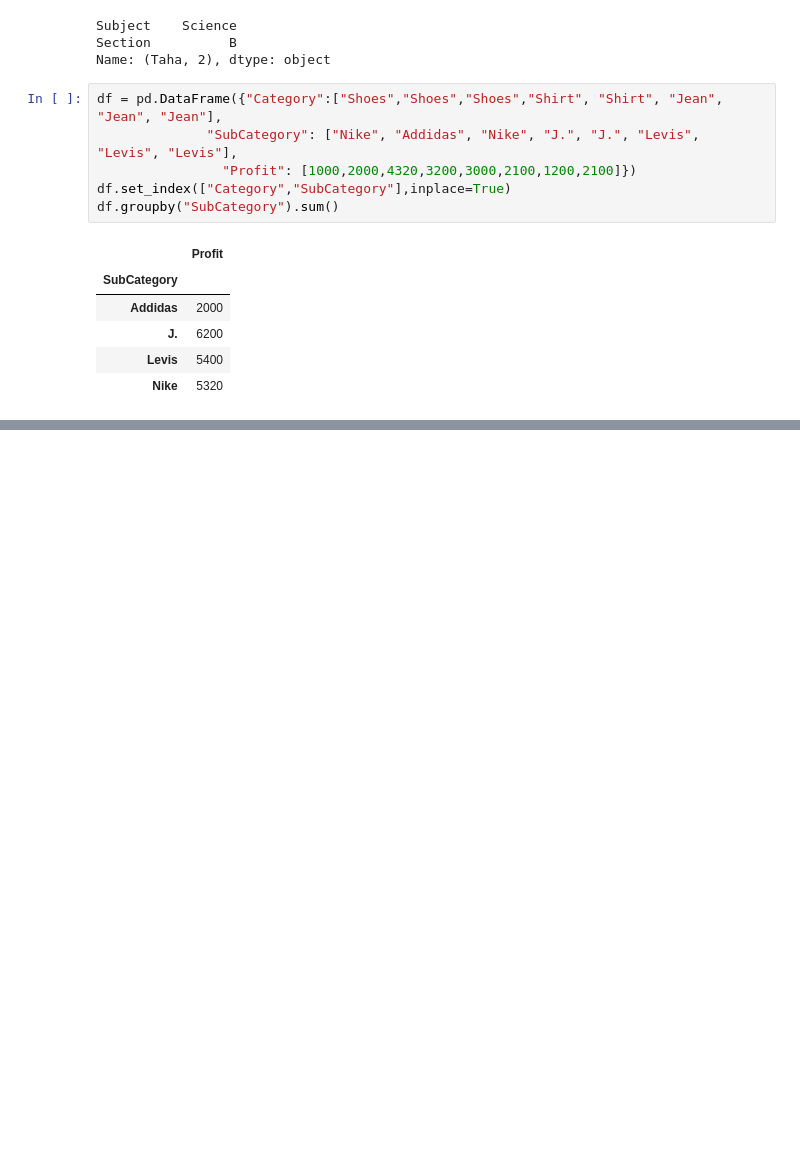
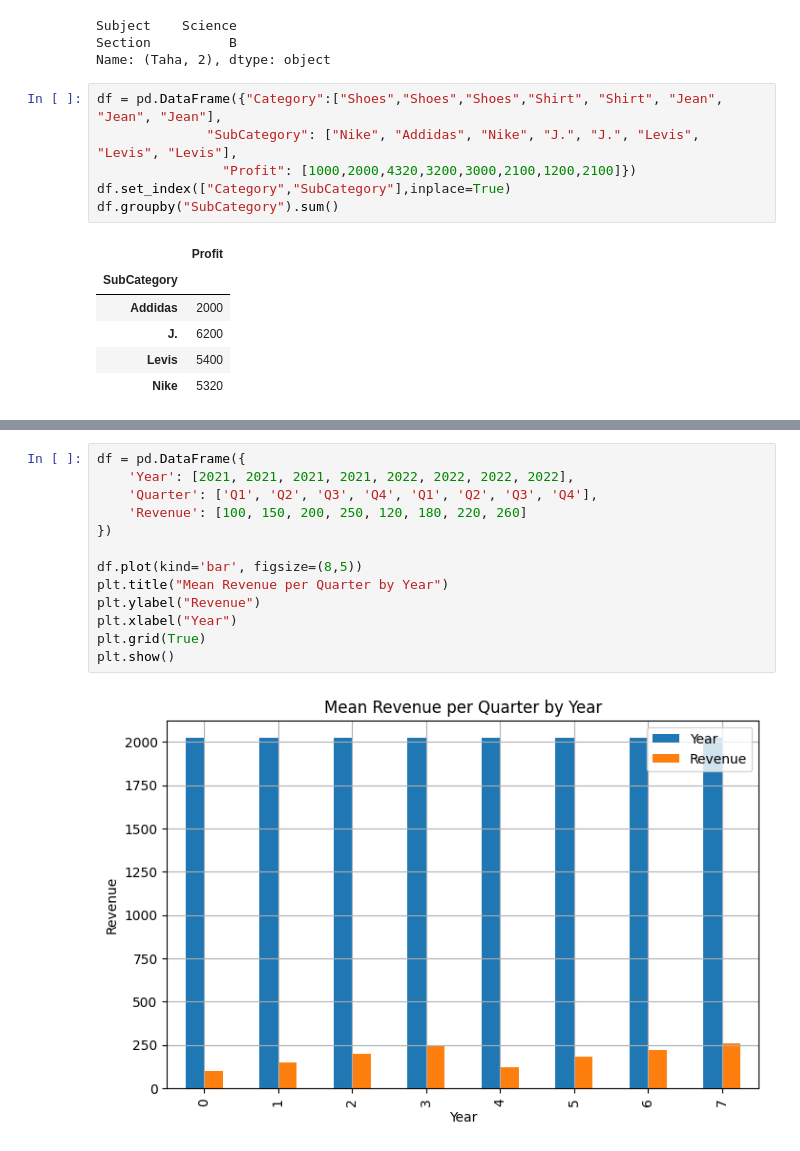
Before and after one commit to tahaftm/Udemy-ML, a Jupyter notebook: assignments/Data analysis/pandasasssignments.ipynb, the cells around one changed output, grey strips where cells are left out. Cells and saved outputs as stored; diff of their text form; blank space fills up the shorter version.

```diff
--- a/assignments/Data analysis/pandasasssignments.ipynb
+++ b/assignments/Data analysis/pandasasssignments.ipynb
@@ -250,0 +270,15 @@ df.groupby("SubCategory").sum()
+# %%
+df = pd.DataFrame({
+    'Year': [2021, 2021, 2021, 2021, 2022, 2022, 2022, 2022],
+    'Quarter': ['Q1', 'Q2', 'Q3', 'Q4', 'Q1', 'Q2', 'Q3', 'Q4'],
+    'Revenue': [100, 150, 200, 250, 120, 180, 220, 260]
+})
+
+df.plot(kind='bar', figsize=(8,5))
+plt.title("Mean Revenue per Quarter by Year")
+plt.ylabel("Revenue")
+plt.xlabel("Year")
+plt.grid(True)
+plt.show()
+# %% [output]
+[figure, added]
```
Also changed, not shown: parts of 3 cells of this notebook.
